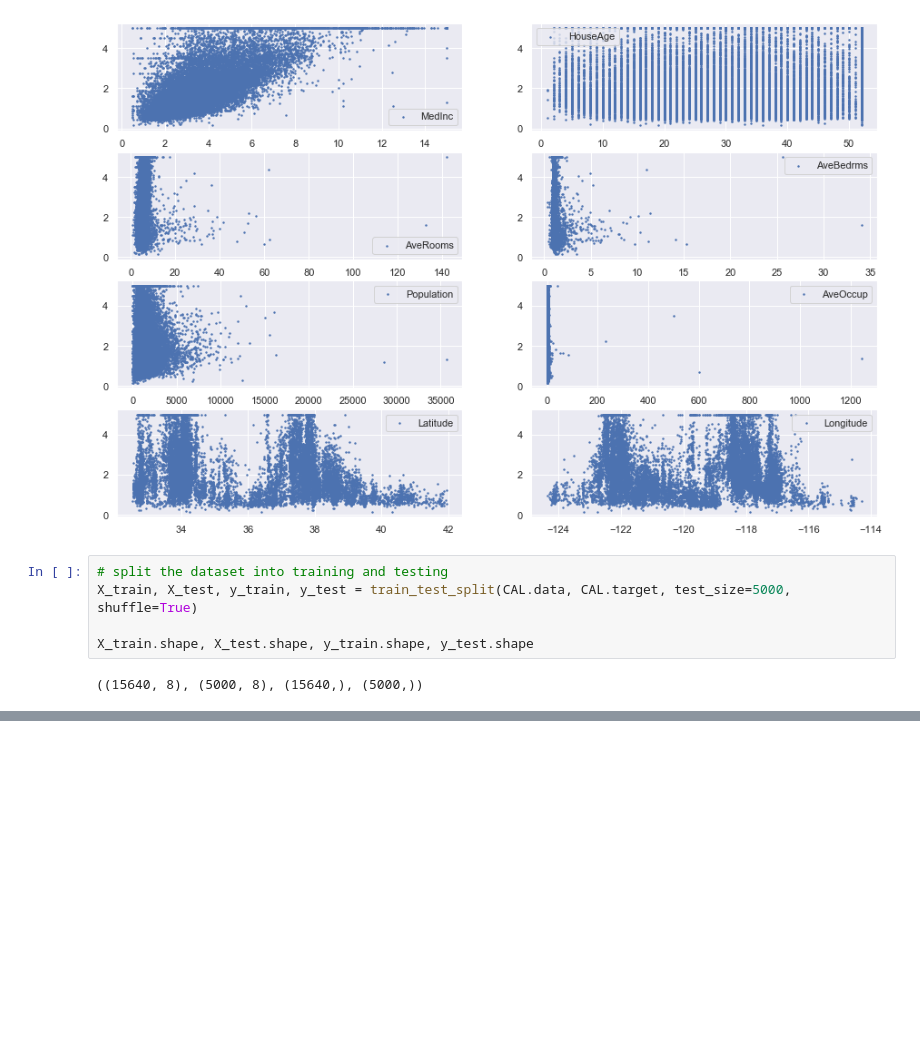
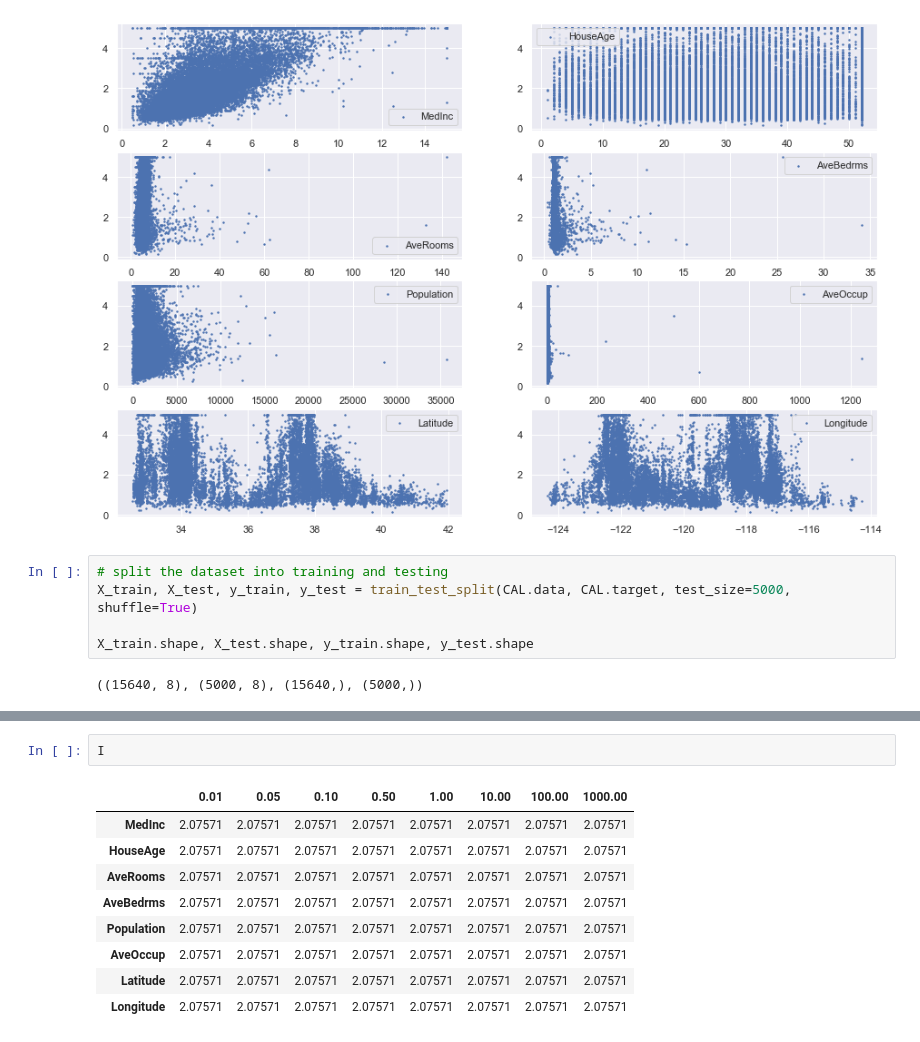
Before and after one commit to coandrei/jupyter_notebooks, a Jupyter notebook: ml/lasso_regression.ipynb, the cells around one changed output, grey strips where cells are left out. Drawn from its saved outputs; the diff is of its cells as text; blank space fills up the shorter version.

```diff
--- a/ml/lasso_regression.ipynb
+++ b/ml/lasso_regression.ipynb
@@ -149,0 +226,12 @@ Mean squared error: 1.323
+# %%
+I
+# %% [output]
+|  | 0.01 | 0.05 | 0.10 | 0.50 | 1.00 | 10.00 | 100.00 | 1000.00 |
+| MedInc | 2.07571 | 2.07571 | 2.07571 | 2.07571 | 2.07571 | 2.07571 | 2.07571 | 2.07571 |
+| HouseAge | 2.07571 | 2.07571 | 2.07571 | 2.07571 | 2.07571 | 2.07571 | 2.07571 | 2.07571 |
+| AveRooms | 2.07571 | 2.07571 | 2.07571 | 2.07571 | 2.07571 | 2.07571 | 2.07571 | 2.07571 |
+| AveBedrms | 2.07571 | 2.07571 | 2.07571 | 2.07571 | 2.07571 | 2.07571 | 2.07571 | 2.07571 |
+| Population | 2.07571 | 2.07571 | 2.07571 | 2.07571 | 2.07571 | 2.07571 | 2.07571 | 2.07571 |
+| AveOccup | 2.07571 | 2.07571 | 2.07571 | 2.07571 | 2.07571 | 2.07571 | 2.07571 | 2.07571 |
+| Latitude | 2.07571 | 2.07571 | 2.07571 | 2.07571 | 2.07571 | 2.07571 | 2.07571 | 2.07571 |
+| Longitude | 2.07571 | 2.07571 | 2.07571 | 2.07571 | 2.07571 | 2.07571 | 2.07571 | 2.07571 |
```
Also changed, not shown: parts of 10 cells of this notebook.
